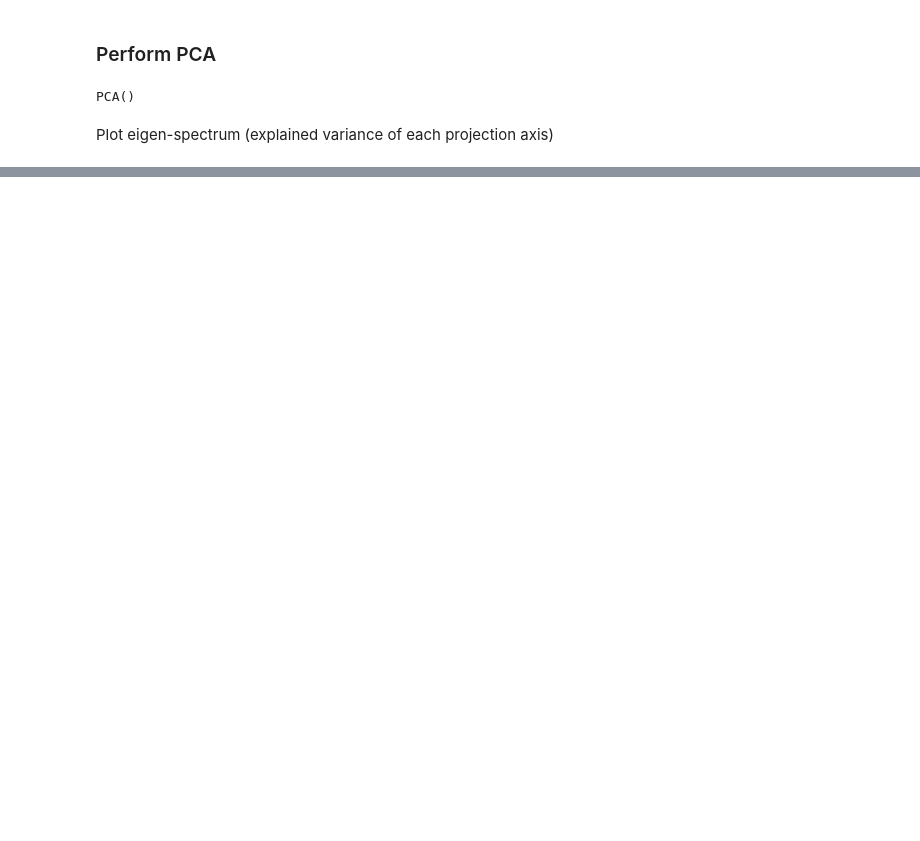
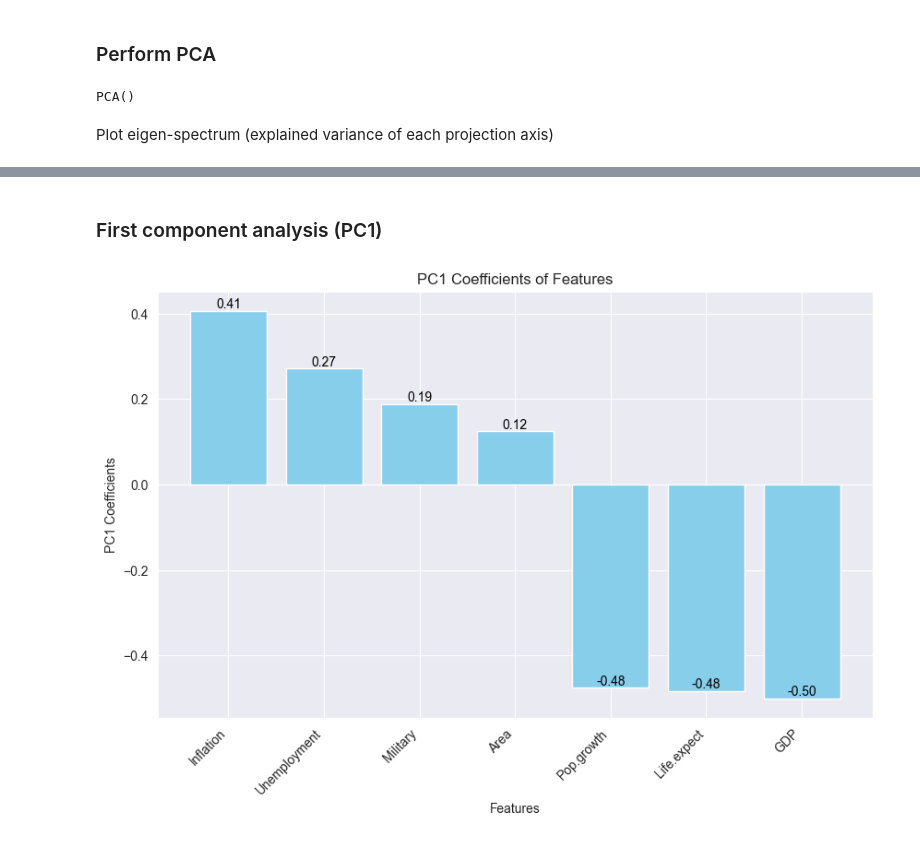
Before and after one commit to Georg1604/SIA-TP4, a Jupyter notebook: PCA/PCA.ipynb, the cells around one changed output, grey strips where cells are left out. Drawn from its saved outputs; the diff is of its cells as text; code cells hidden in the pictures; blank space fills up the shorter version.

Commit message:
added graphs & conclusions

```diff
--- a/PCA/PCA.ipynb
+++ b/PCA/PCA.ipynb
@@ -111,0 +108,30 @@ plt.show()
+# %% [markdown]
+### First component analysis (PC1)
+# %%
+# Perform PCA using sklearn
+pca1 = PCA(n_components=1)
+pca1.fit(X_norm)
+
+# Get the first principal component
+first_pc = pca1.components_[0]
+
+# Combine attribute names and their PC1 scores into a DataFrame
+first_pc_combined = pd.DataFrame({'Attribute': X.columns, 'PC1': first_pc.squeeze()})
+first_pc_sorted = first_pc_combined.sort_values(by='PC1', ascending=False) # sort by PC1 value
+
+# Bar plot of coefficients (using sorted features)
+plt.figure(figsize=(10, 6))
+bars = plt.bar(first_pc_sorted['Attribute'], first_pc_sorted['PC1'], color='skyblue')
+plt.xlabel('Features')
+plt.ylabel('PC1 Coefficients')
+plt.title('PC1 Coefficients of Features')
+plt.xticks(rotation=45, ha='right')
+
+# Add labels to each bar
+for bar in bars:
+    height = bar.get_height()
+    plt.text(bar.get_x() + bar.get_width() / 2, height, f'{height:.2f}',
+             ha='center', va='bottom', color='black')
+plt.show()
+# %% [output]
+[figure, added]
```
Also changed, not shown: parts of 9 cells of this notebook.
